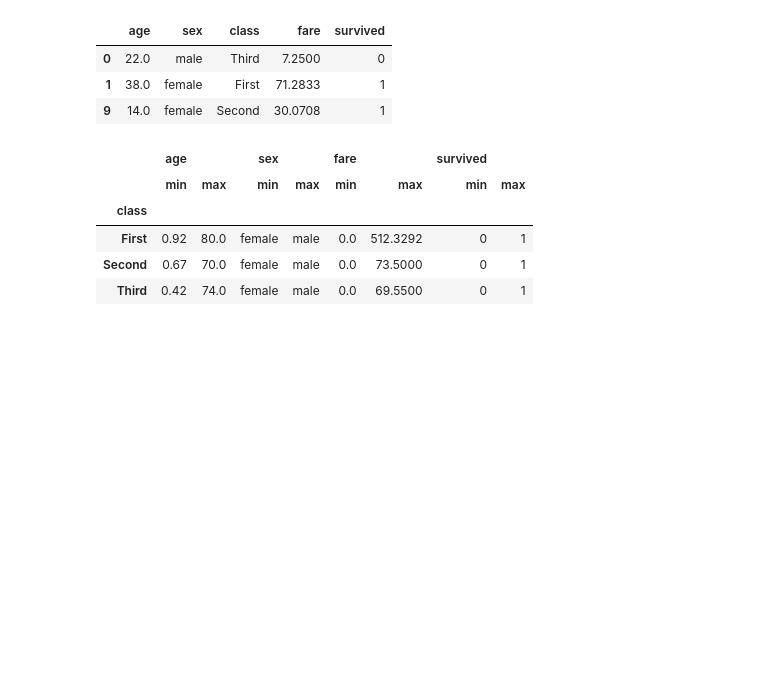
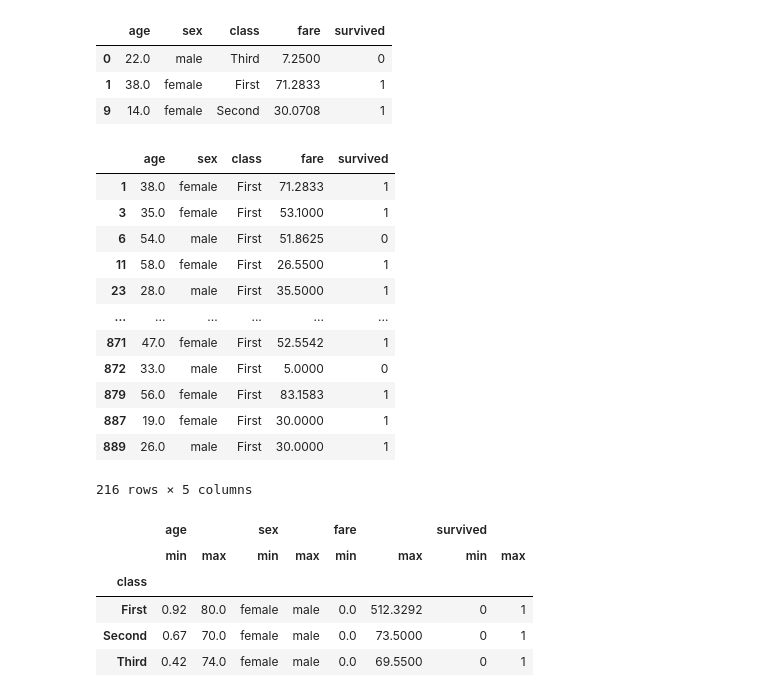
Before and after one commit to bnv20/kdt5, a Jupyter notebook: m2_분석라이브러리활용/pandas/pandas_응용.ipynb, the cells around one changed output. Cells and saved outputs as stored; diff of their text form; code cells hidden in the pictures; blank space fills up the shorter version.

```diff
--- a/m2_분석라이브러리활용/pandas/pandas_응용.ipynb
+++ b/m2_분석라이브러리활용/pandas/pandas_응용.ipynb
@@ -177,6 +177,22 @@ grouped.head(1)
 | 0 | 22.0 | male | Third | 7.2500 | 0 |
 | 1 | 38.0 | female | First | 71.2833 | 1 |
 | 9 | 14.0 | female | Second | 30.0708 | 1 |
+# %%
+grouped.get_group('First')
+# %% [output]
+|  | age | sex | class | fare | survived |
+| 1 | 38.0 | female | First | 71.2833 | 1 |
+| 3 | 35.0 | female | First | 53.1000 | 1 |
+| 6 | 54.0 | male | First | 51.8625 | 0 |
+| 11 | 58.0 | female | First | 26.5500 | 1 |
+| 23 | 28.0 | male | First | 35.5000 | 1 |
+| ... | ... | ... | ... | ... | ... |
+| 871 | 47.0 | female | First | 52.5542 | 1 |
+| 872 | 33.0 | male | First | 5.0000 | 0 |
+| 879 | 56.0 | female | First | 83.1583 | 1 |
+| 887 | 19.0 | female | First | 30.0000 | 1 |
+| 889 | 26.0 | male | First | 30.0000 | 1 |
+216 rows × 5 columns
 # %%
 # Q. grouped의 모든 열에 min, max 함수를 적용하여 출력하세요
 agg_all = grouped.agg(['min','max'])
```
Also changed, not shown: parts of 43 cells of this notebook.
